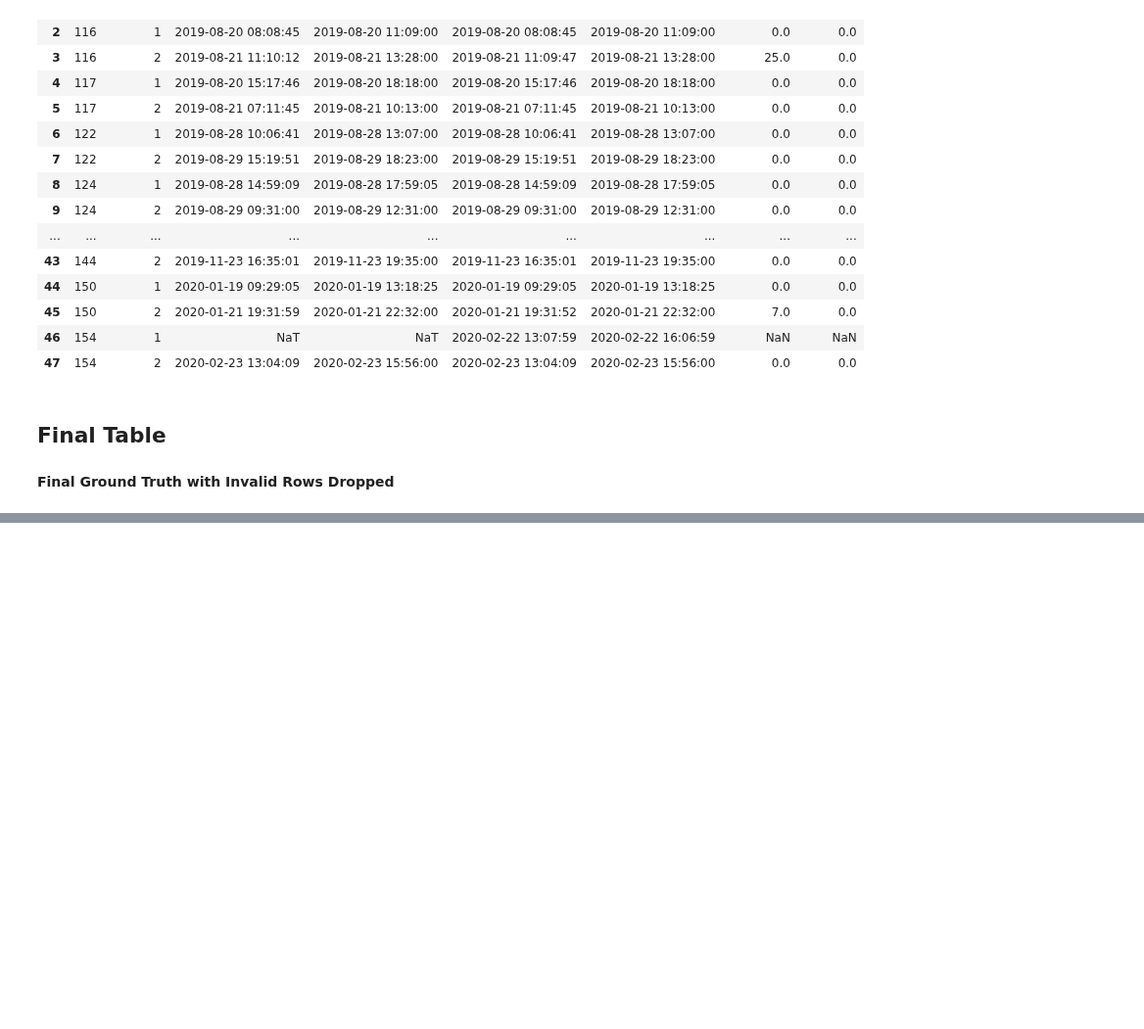
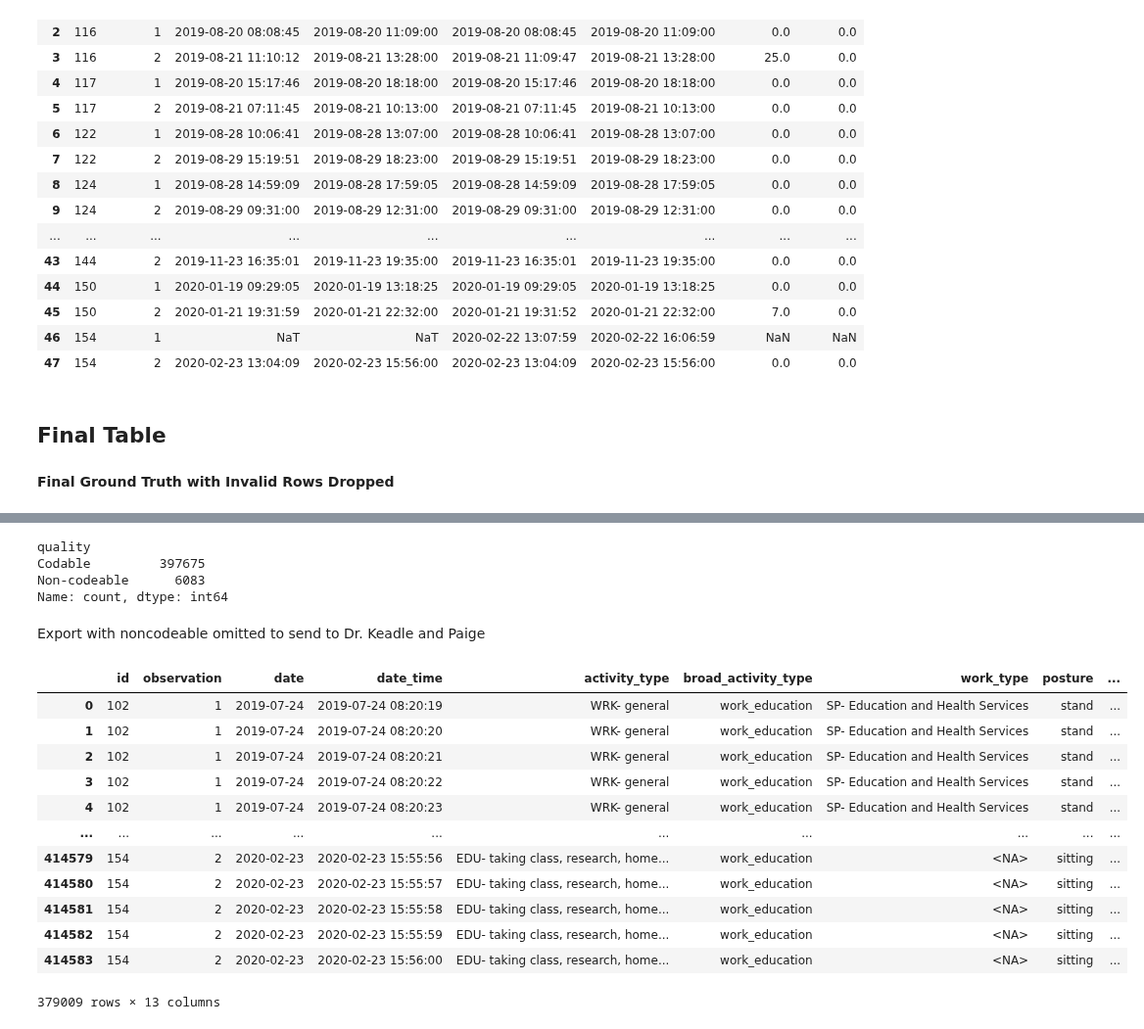
Before and after one commit to ksirohi7/DATA451-Steps, a Jupyter notebook: merge_behavior_steps.ipynb, the cells around one changed output, grey strips where cells are left out. Shown at 98% size. Saved outputs shown, nothing was run; the diff lists cells and outputs as text; code cells hidden in the pictures; blank space fills up the shorter version.

```diff
--- a/merge_behavior_steps.ipynb
+++ b/merge_behavior_steps.ipynb
@@ -679,2 +744,28 @@ final_gt
+# %%
+final_gt["quality"].value_counts()
+# %% [output]
+quality
+Codable         397675
+Non-codeable      6083
+Name: count, dtype: int64
 # %%
 final_gt.to_csv("merged_groundtruth_secbysec.csv", index=False)
+# %% [markdown]
+Export with noncodeable omitted to send to Dr. Keadle and Paige
+# %%
+final_with_drops = final_gt[(final_gt["activity_type"] != "OTHER- non codable") & (final_gt["posture"] != "private/not coded") & (final_gt["quality"] == "Codable")]
+final_with_drops
+# %% [output]
+|  | id | observation | date | date_time | activity_type | broad_activity_type | work_type | posture | ... |
+| 0 | 102 | 1 | 2019-07-24 | 2019-07-24 08:20:19 | WRK- general | work_education | SP- Education and Health Services | stand | ... |
+| 1 | 102 | 1 | 2019-07-24 | 2019-07-24 08:20:20 | WRK- general | work_education | SP- Education and Health Services | stand | ... |
+| 2 | 102 | 1 | 2019-07-24 | 2019-07-24 08:20:21 | WRK- general | work_education | SP- Education and Health Services | stand | ... |
+| 3 | 102 | 1 | 2019-07-24 | 2019-07-24 08:20:22 | WRK- general | work_education | SP- Education and Health Services | stand | ... |
+| 4 | 102 | 1 | 2019-07-24 | 2019-07-24 08:20:23 | WRK- general | work_education | SP- Education and Health Services | stand | ... |
+| ... | ... | ... | ... | ... | ... | ... | ... | ... | ... |
+| 414579 | 154 | 2 | 2020-02-23 | 2020-02-23 15:55:56 | EDU- taking class, research, home... | work_education | <NA> | sitting | ... |
+| 414580 | 154 | 2 | 2020-02-23 | 2020-02-23 15:55:57 | EDU- taking class, research, home... | work_education | <NA> | sitting | ... |
+| 414581 | 154 | 2 | 2020-02-23 | 2020-02-23 15:55:58 | EDU- taking class, research, home... | work_education | <NA> | sitting | ... |
+| 414582 | 154 | 2 | 2020-02-23 | 2020-02-23 15:55:59 | EDU- taking class, research, home... | work_education | <NA> | sitting | ... |
+| 414583 | 154 | 2 | 2020-02-23 | 2020-02-23 15:56:00 | EDU- taking class, research, home... | work_education | <NA> | sitting | ... |
+379009 rows × 13 columns
```
Also changed, not shown: parts of 18 cells of this notebook.
